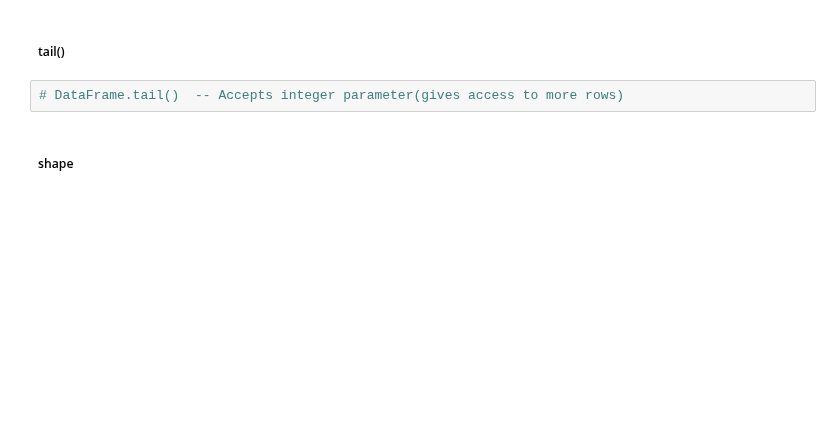
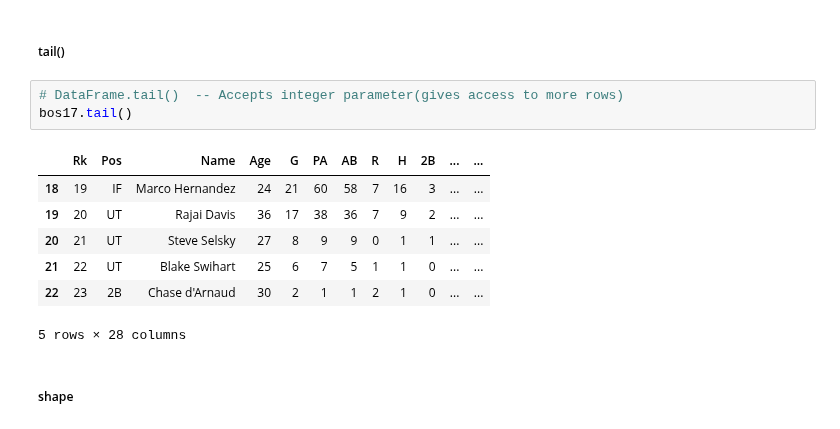
Before and after one commit to somas1/CT, a Jupyter notebook: Pandas/Pandas_Walkthrough_Student_Copy.ipynb, the cells around one changed output. Drawn from its saved outputs; the diff is of its cells as text; blank space fills up the shorter version.

```diff
--- a/Pandas/Pandas_Walkthrough_Student_Copy.ipynb
+++ b/Pandas/Pandas_Walkthrough_Student_Copy.ipynb
@@ -312,6 +331,15 @@ data[2:5]
 ##### tail()
 # %%
 # DataFrame.tail()  -- Accepts integer parameter(gives access to more rows)
+bos17.tail()
+# %% [output]
+|  | Rk | Pos | Name | Age | G | PA | AB | R | H | 2B | ... | ... |
+| 18 | 19 | IF | Marco Hernandez | 24 | 21 | 60 | 58 | 7 | 16 | 3 | ... | ... |
+| 19 | 20 | UT | Rajai Davis | 36 | 17 | 38 | 36 | 7 | 9 | 2 | ... | ... |
+| 20 | 21 | UT | Steve Selsky | 27 | 8 | 9 | 9 | 0 | 1 | 1 | ... | ... |
+| 21 | 22 | UT | Blake Swihart | 25 | 6 | 7 | 5 | 1 | 1 | 0 | ... | ... |
+| 22 | 23 | 2B | Chase d'Arnaud | 30 | 2 | 1 | 1 | 2 | 1 | 0 | ... | ... |
+5 rows × 28 columns
 # %% [markdown]
 ##### shape
 # %%
```
Also changed, not shown: parts of 9 cells of this notebook.
